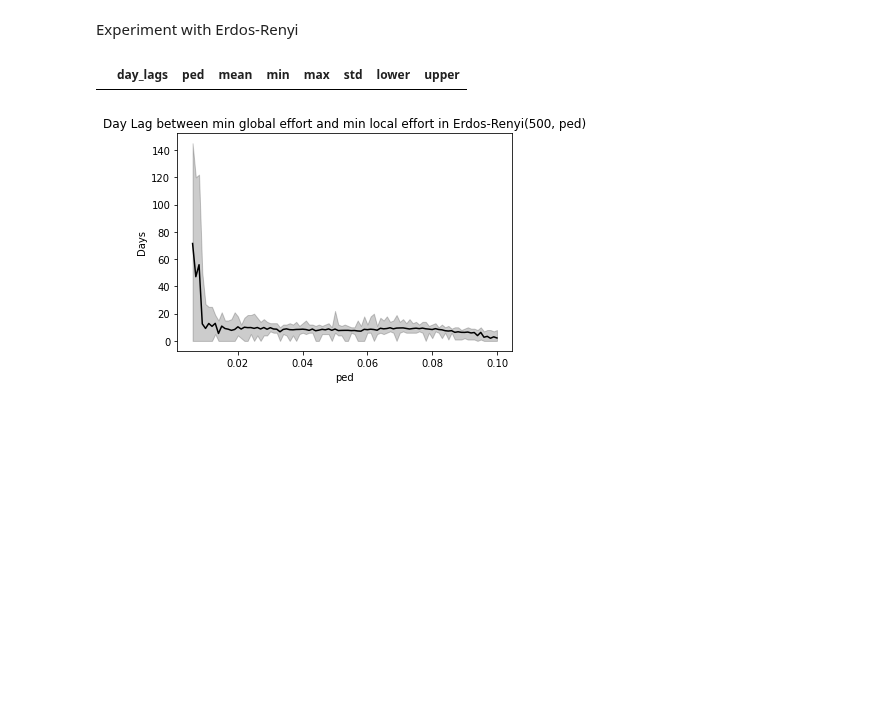
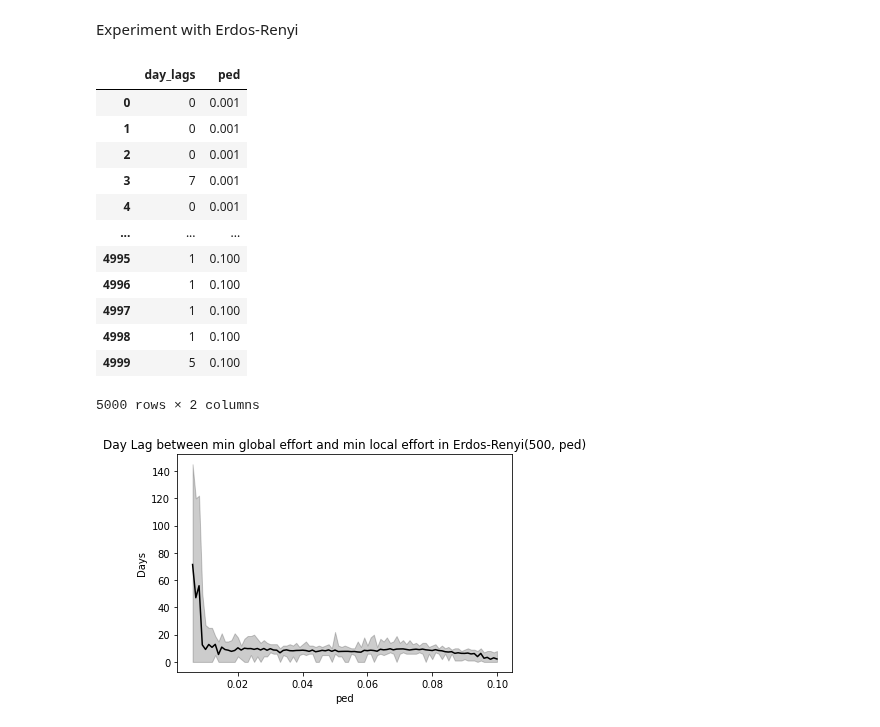
Before and after one commit to JimmyCalvoMonge/AdaptiveNetworks, a Jupyter notebook: network_experiments.ipynb, the cells around one changed output. Cells and saved outputs as stored; diff of their text form; code cells hidden in the pictures; blank space fills up the shorter version.

```diff
--- a/network_experiments.ipynb
+++ b/network_experiments.ipynb
@@ -732,16 +732,28 @@ Not important ...
 Experiment with Erdos-Renyi
 # %%
 bepidist_data_c = pd.read_csv('./Data/bepidist_ntwk_conn_erdos_renyi.csv')
-bepidist_data_c['mean'] = bepidist_data_c['day_lags'].apply(lambda x: np.mean(eval(x)))
-bepidist_data_c['min'] = bepidist_data_c['day_lags'].apply(lambda x: np.min(eval(x)))
-bepidist_data_c['max'] = bepidist_data_c['day_lags'].apply(lambda x: np.max(eval(x)))
-bepidist_data_c['std'] = bepidist_data_c['day_lags'].apply(lambda x: np.std(eval(x)))
-bepidist_data_c['lower'] = bepidist_data_c['mean'] - bepidist_data_c['std']
-bepidist_data_c['upper'] = bepidist_data_c['mean'] + bepidist_data_c['std']
+# bepidist_data_c['mean'] = bepidist_data_c['day_lags'].apply(lambda x: np.mean(eval(x)))
+# bepidist_data_c['min'] = bepidist_data_c['day_lags'].apply(lambda x: np.min(eval(x)))
+# bepidist_data_c['max'] = bepidist_data_c['day_lags'].apply(lambda x: np.max(eval(x)))
+# bepidist_data_c['std'] = bepidist_data_c['day_lags'].apply(lambda x: np.std(eval(x)))
+# bepidist_data_c['lower'] = bepidist_data_c['mean'] - bepidist_data_c['std']
+# bepidist_data_c['upper'] = bepidist_data_c['mean'] + bepidist_data_c['std']
 # bepidist_data_c = bepidist_data_c[bepidist_data_c['ped'] >0.005]
 bepidist_data_c
 # %% [output]
-|  | day_lags | ped | mean | min | max | std | lower | upper |
+|  | day_lags | ped |
+| 0 | 0 | 0.001 |
+| 1 | 0 | 0.001 |
+| 2 | 0 | 0.001 |
+| 3 | 7 | 0.001 |
+| 4 | 0 | 0.001 |
+| ... | ... | ... |
+| 4995 | 1 | 0.100 |
+| 4996 | 1 | 0.100 |
+| 4997 | 1 | 0.100 |
+| 4998 | 1 | 0.100 |
+| 4999 | 5 | 0.100 |
+5000 rows × 2 columns
 # %%
 plt.figure()
 plt.plot(bepidist_data_c['ped'], bepidist_data_c['mean'], '-k', label="Network avg. edges reduction")
```
Also changed, not shown: 1 other file.
